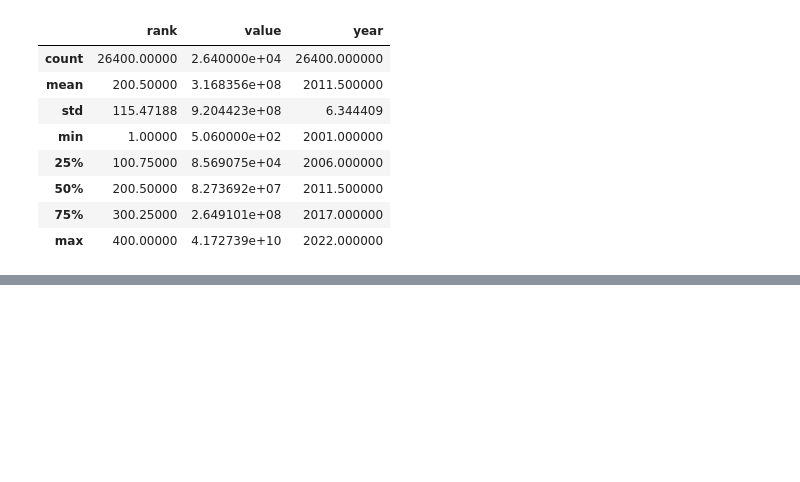
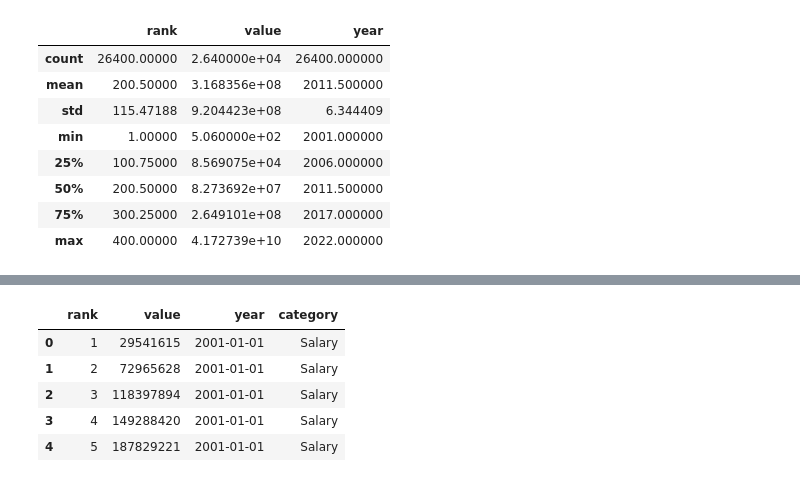
Before and after one commit to mlacasa/1BATXILLERAT, a Jupyter notebook: PràcticaBasedeDades.ipynb, the cells around one changed output, grey strips where cells are left out. Drawn from its saved outputs; the diff is of its cells as text; code cells hidden in the pictures; blank space fills up the shorter version.

```diff
--- a/PràcticaBasedeDades.ipynb
+++ b/PràcticaBasedeDades.ipynb
@@ -484,2 +490,13 @@ fig.show()
+# %%
+data2['year'] = pd.to_datetime(data2['year'], format='%Y')
+# %%
+data2.head()
+# %% [output]
+|  | rank | value | year | category |
+| 0 | 1 | 29541615 | 2001-01-01 | Salary |
+| 1 | 2 | 72965628 | 2001-01-01 | Salary |
+| 2 | 3 | 118397894 | 2001-01-01 | Salary |
+| 3 | 4 | 149288420 | 2001-01-01 | Salary |
+| 4 | 5 | 187829221 | 2001-01-01 | Salary |
 # %%
 data2.to_csv('/content/drive/MyDrive/Colab Notebooks/BAT/salary.csv')
```
Also changed, not shown: parts of 1 cell of this notebook.
